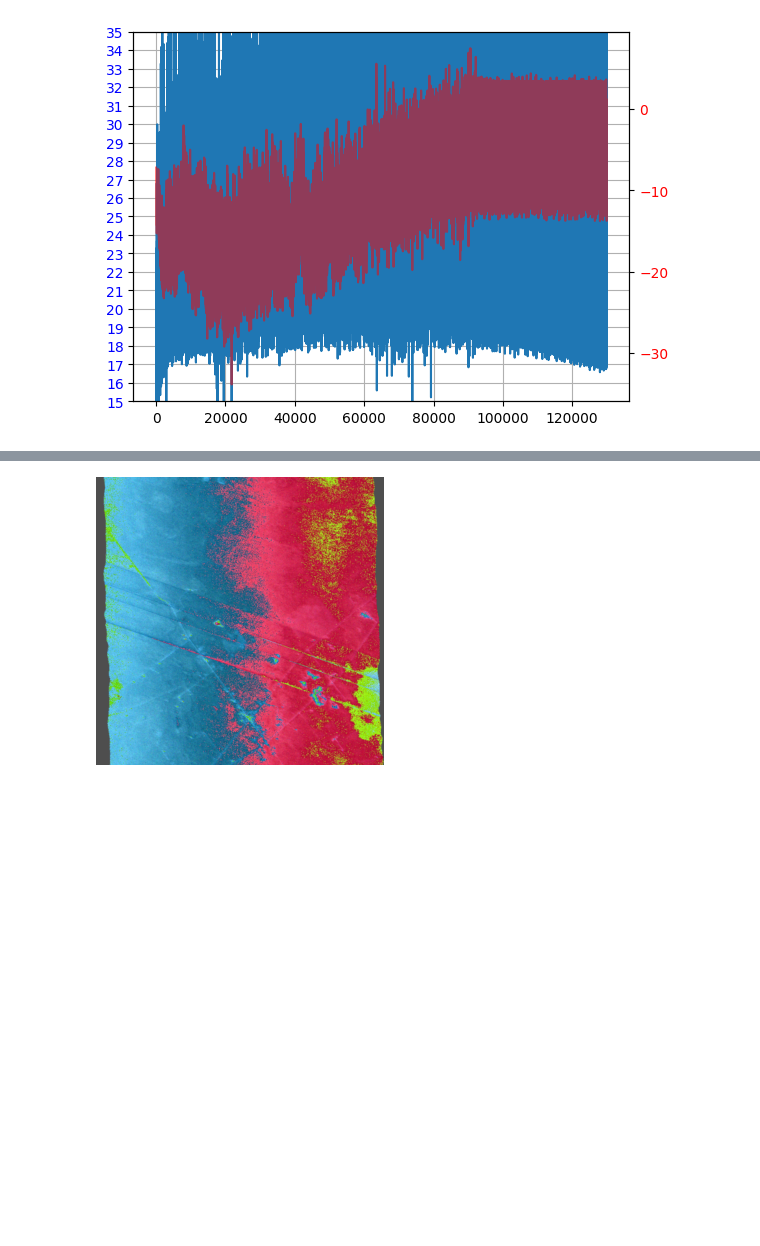
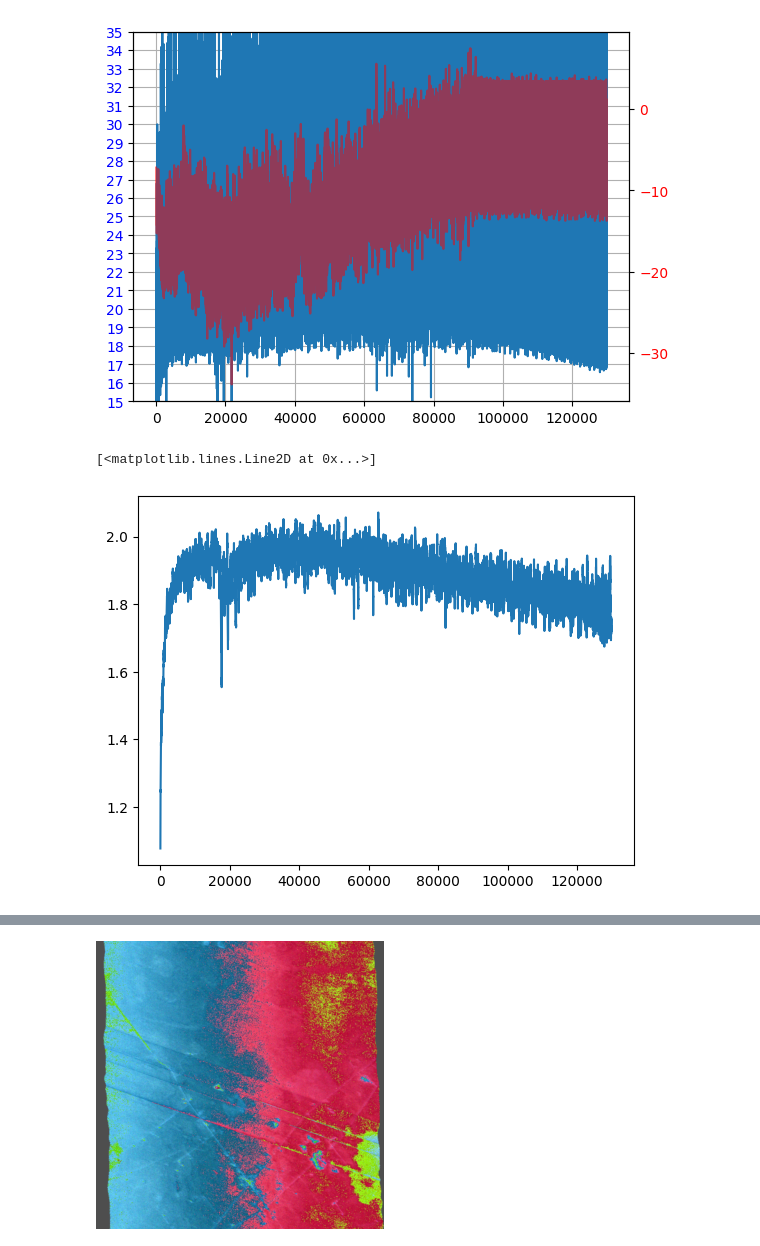
Before and after one commit to danjacobellis/autocodec, a Jupyter notebook: train/aviris_f8c8.ipynb, the cells around one changed output, grey strips where cells are left out. Saved outputs shown, nothing was run; the diff lists cells and outputs as text; code cells hidden in the pictures; blank space fills up the shorter version.

Commit message:
plot

```diff
--- a/train/aviris_f8c8.ipynb
+++ b/train/aviris_f8c8.ipynb
@@ -161,3 +161,8 @@ plt.show()
 100.00% [100/100 14:58:42<00:00]
 100.00% [1300/1300 24:13<00:00 PSNR: 18.8, R: 0.4, LR: 6.4e-05]
 [figure]
+# %%
+plt.plot(-np.convolve(losses,101*[1/101],mode='valid'))
+# %% [output]
+[<matplotlib.lines.Line2D at 0x...>]
+[figure, added]
```
Also changed, not shown: parts of 1 cell of this notebook.
